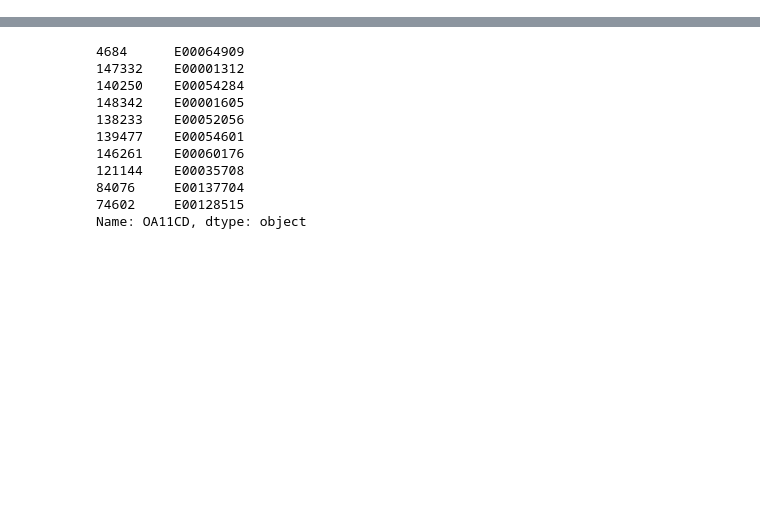
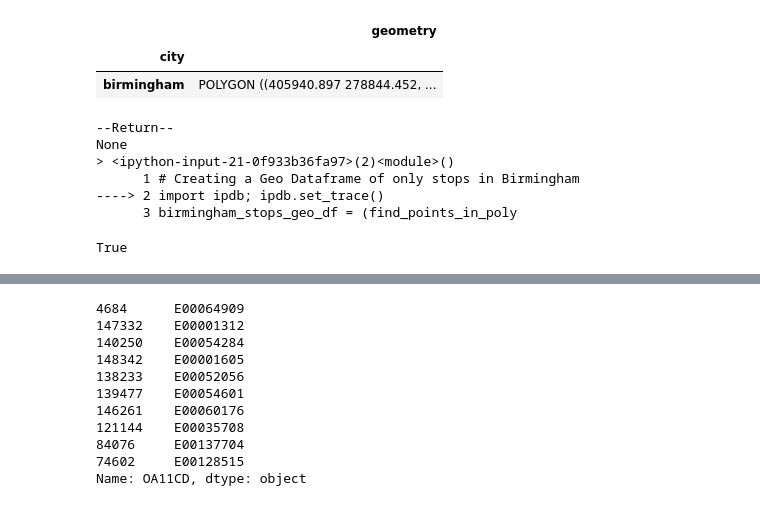
Before and after one commit to ONSdigital/SDG_11.2.1, a Jupyter notebook: SDG_11.2.1.ipynb, the cells around one changed output, grey strips where cells are left out. Drawn from its saved outputs; the diff is of its cells as text; code cells hidden in the pictures; blank space fills up the shorter version.

Commit message:
commiting recent changes though find point in poly func not working

```diff
--- a/SDG_11.2.1.ipynb
+++ b/SDG_11.2.1.ipynb
@@ -102,19 +112,34 @@ just_birmingham_LSOA = (get_polygons_of_loccode(geo_df=uk_LSOA_df, loc_code='LSO
 # %%
-# #Trying to create a birmingham polygon
+# Creating Birmingham polygon
 
-# just_birmingham_geom = just_birmingham_LSOA.drop(["FID","LSOA11CD","LSOA11NMW","Age_Indica", "Shape__Are","Shape__Len","LSOA11NM"], axis=1)
-# # just_birmingham_geom = just_birmingham_LSOA.pop('geometry')
+just_birmingham_geom = just_birmingham_LSOA.drop(["FID","LSOA11CD","LSOA11NMW","Age_Indica", "Shape__Are","Shape__Len","LSOA11NM"], axis=1)
+# just_birmingham_geom = just_birmingham_LSOA.pop('geometry')
 
-# just_birmingham_geom['city'] = "birmingham"
-# # just_birmingham_geom['new_column'] = 0
-# just_birmingham_geom = just_birmingham_geom.dissolve(by='city')
-# type(just_birmingham_geom)
-# just_birmingham_geom.head()
+just_birmingham_geom['city'] = "birmingham"
+# just_birmingham_geom['new_column'] = 0
+just_birmingham_geom = just_birmingham_geom.dissolve(by='city')
+just_birmingham_geom
+# %% [output]
+|  | geometry |
+| city |  |
+| birmingham | POLYGON ((405940.897 278844.452, ... |
 # %%
 # Creating a Geo Dataframe of only stops in Birmingham
+import ipdb; ipdb.set_trace()
 birmingham_stops_geo_df = (find_points_in_poly
                        (geo_df=stops_geo_df,
                         polygon_obj=just_birmingham_geom))
+# %% [output]
+--Return--
+None
+> <ipython-input-21-0f933b36fa97>(2)<module>()
+      1 # Creating a Geo Dataframe of only stops in Birmingham
+----> 2 import ipdb; ipdb.set_trace()
+      3 birmingham_stops_geo_df = (find_points_in_poly
+# %%
+just_birmingham_geom.crs == stops_geo_df.crs
+# %% [output]
+True
 # %%
 birmingham_stops_geo_df.sample(10)
 # %% [output]
```
Also changed, not shown: parts of 7 cells of this notebook, 1 other file.
